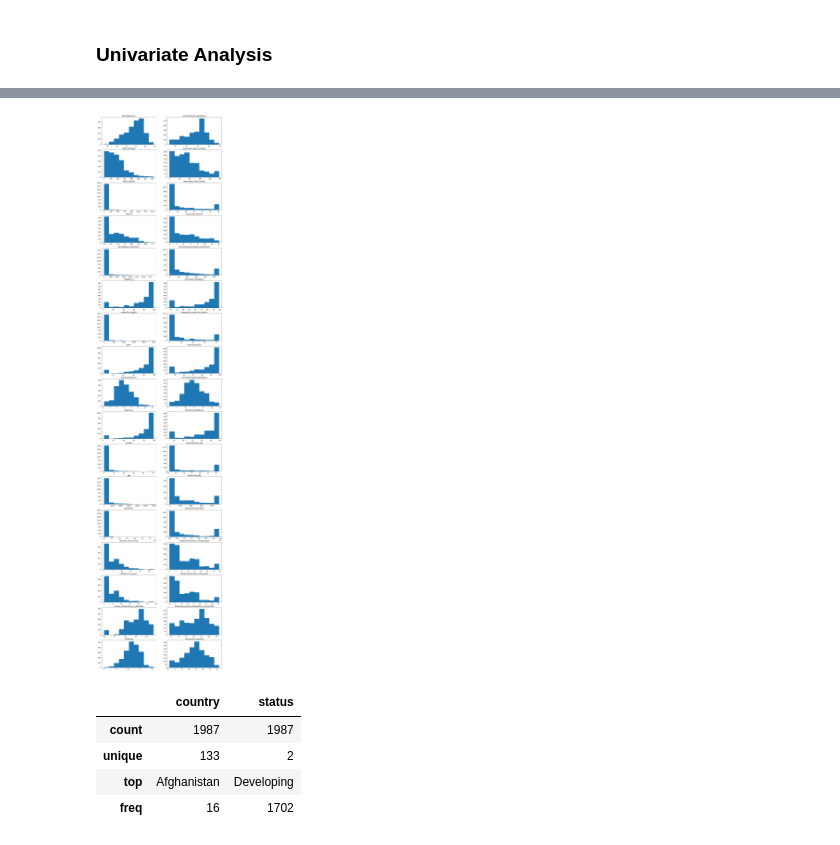
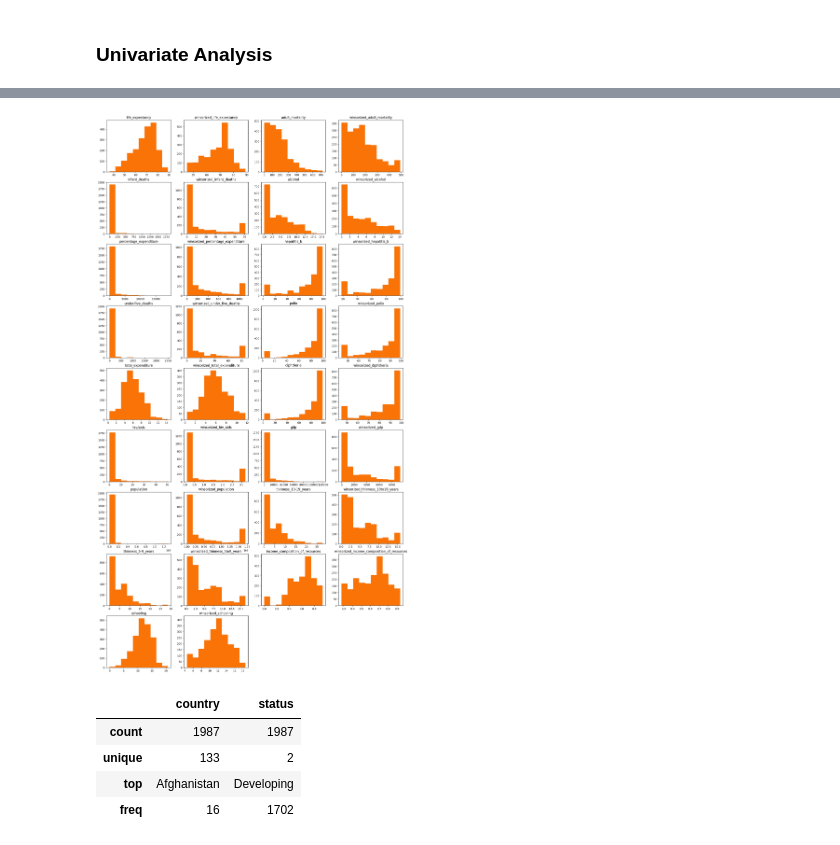
Before and after one commit to notShyam7/life-expectancy, a Jupyter notebook: LifeExpectancy.ipynb, the cells around one changed output, grey strips where cells are left out. Saved outputs shown, nothing was run; the diff lists cells and outputs as text; code cells hidden in the pictures.

```diff
--- a/LifeExpectancy.ipynb
+++ b/LifeExpectancy.ipynb
@@ -674,25 +675,25 @@ plt.show()
 # %% [output]
 [figure]
 # %%
-# Distribution of each numerical variable.
+# distribution of each numerical variable.
 all_columns = ['life_expectancy','winsorized_life_expectancy','adult_mortality','winsorized_adult_mortality','infant_deaths',
          'winsorized_infant_deaths','alcohol','winsorized_alcohol','percentage_expenditure','winsorized_percentage_expenditure','hepatitis_b',
          'winsorized_hepatitis_b','under-five_deaths','winsorized_under_five_deaths','polio','winsorized_polio','total_expenditure',
          'winsorized_total_expenditure','diphtheria','winsorized_diphtheria','hiv/aids','winsorized_hiv_aids','gdp','winsorized_gdp',
          'population','winsorized_population','thinness_10-19_years','winsorized_thinness_10to19_years','thinness_5-9_years',
          'winsorized_thinness_5to9_years','income_composition_of_resources','winsorized_income_composition_of_resources',
          'schooling','winsorized_schooling']
 
-plt.figure(figsize=(15,75))
+plt.figure(figsize=(20,75))
 
 for i in range(len(all_columns)):
-    plt.subplot(18,2,i+1)
-    plt.hist(life[all_columns[i]])
+    plt.subplot(18,4,i+1)
+    plt.hist(life[all_columns[i]], color="#F97306")
     plt.title(all_columns[i])
 
 plt.show()
 # %% [output]
-[figure, old version]
+[figure, new version]
 # %%
 # descriptive statistics of categorical variables.
 life.describe(include=['O'])
```
Also changed, not shown: parts of 13 cells of this notebook.
